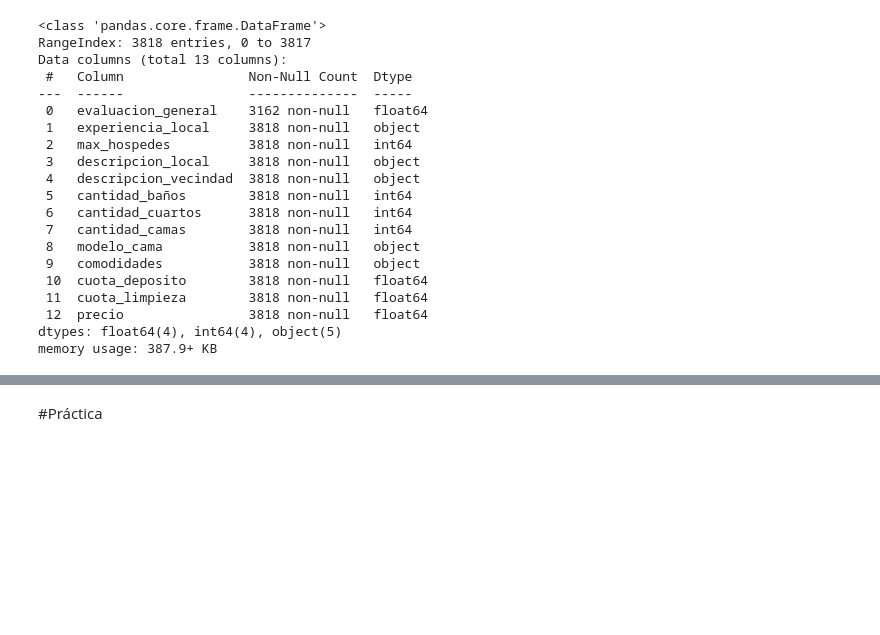
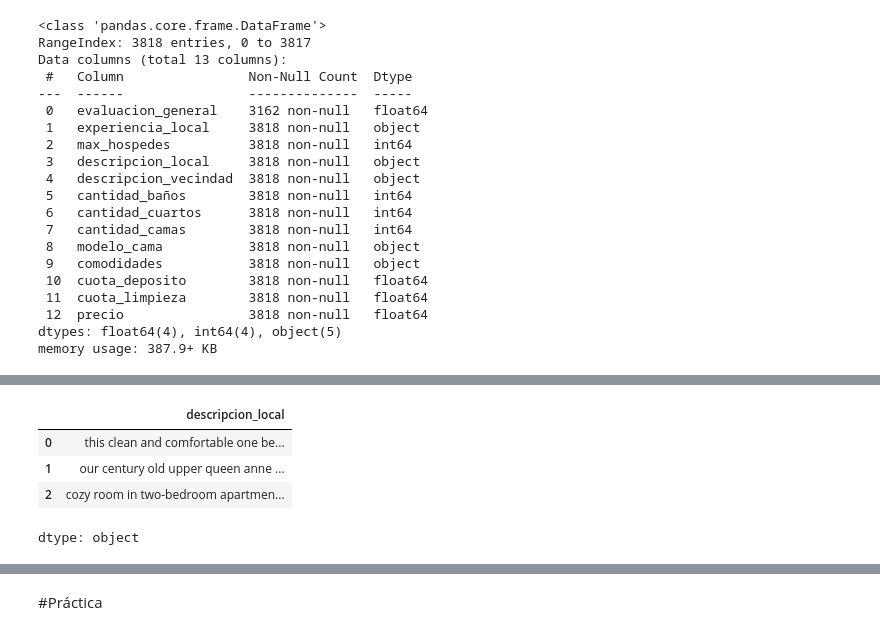
Before and after one commit to AenimaLabs/pandas_tratamiento_manipulacion_datos, a Jupyter notebook: Pandas_tratamiento_manipulacion_datos.ipynb, the cells around one changed output, grey strips where cells are left out. Drawn from its saved outputs; the diff is of its cells as text; code cells hidden in the pictures; blank space fills up the shorter version.

```diff
--- a/Pandas_tratamiento_manipulacion_datos.ipynb
+++ b/Pandas_tratamiento_manipulacion_datos.ipynb
@@ -368,0 +396,9 @@ display(datos_explode.sample(5))
+# %%
+datos_texto['descripcion_local'] = datos_texto['descripcion_local'].str.replace('(?<!\w)-(?!\w)', ' ', regex=True) #quitar guion de pal-pal
+display(datos_texto['descripcion_local'].head(3))
+# %% [output]
+|  | descripcion_local |
+| 0 | this clean and comfortable one be... |
+| 1 | our century old upper queen anne ... |
+| 2 | cozy room in two-bedroom apartmen... |
+dtype: object
```
Also changed, not shown: parts of 8 cells of this notebook.
